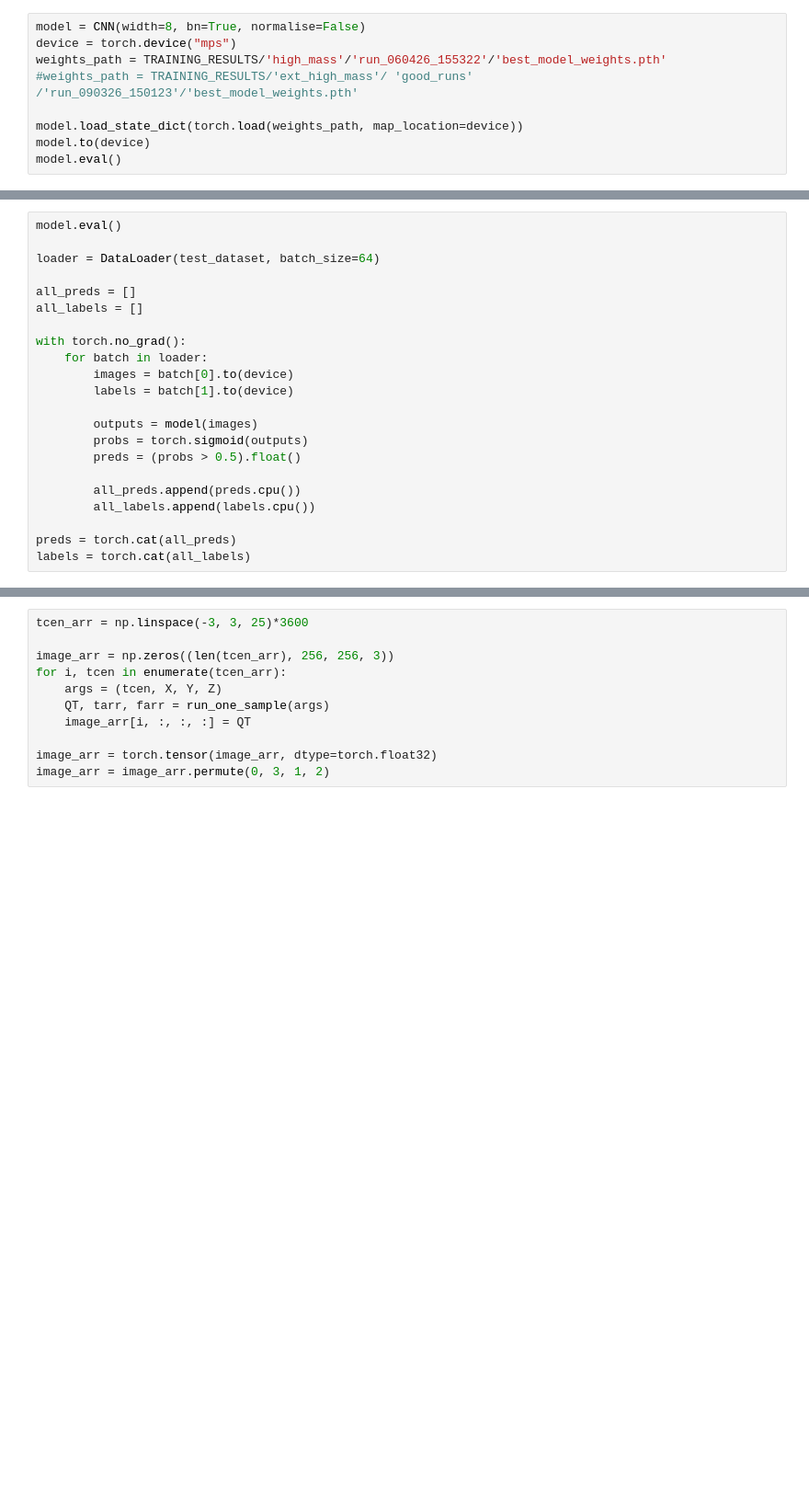
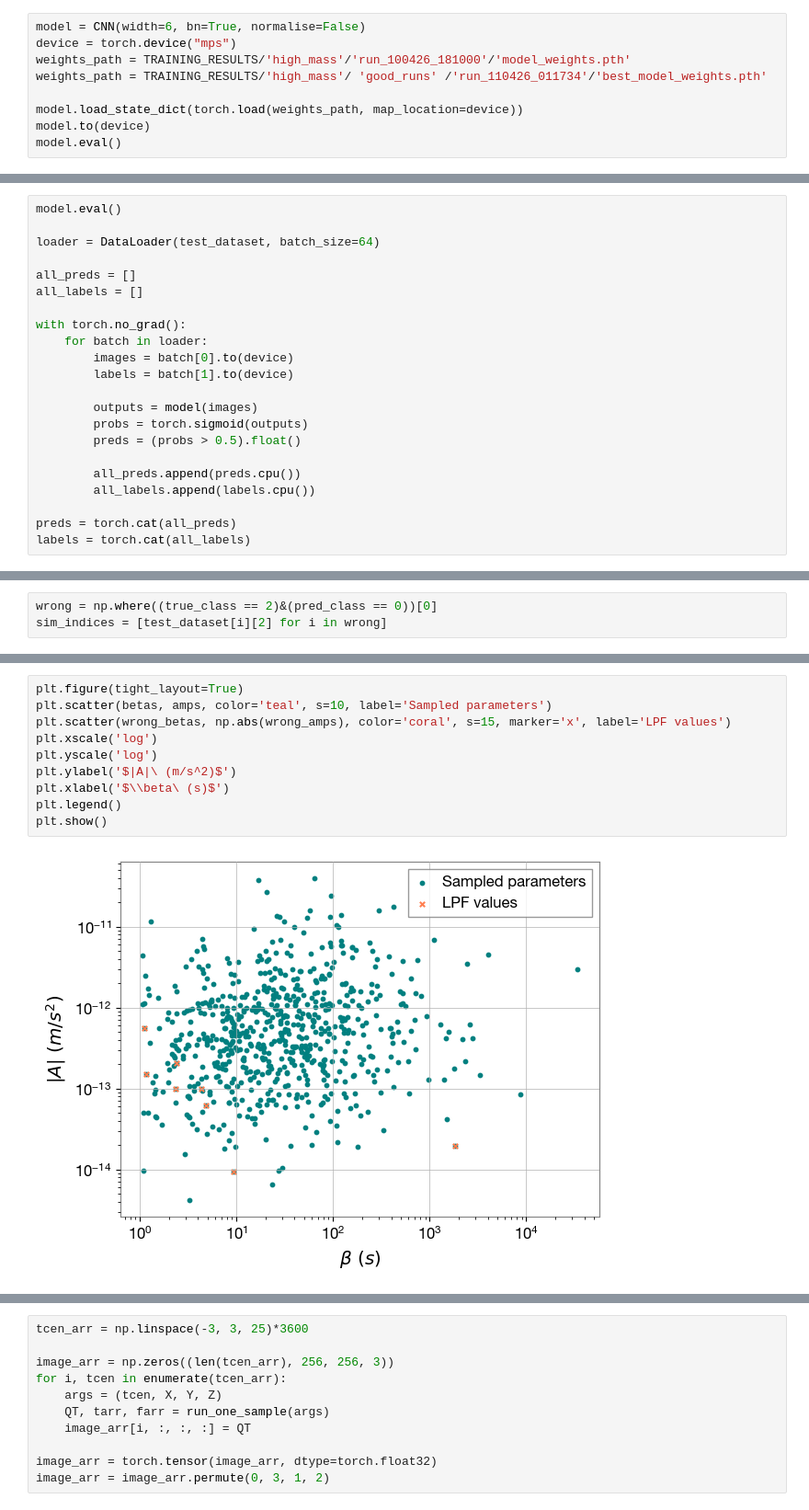
Before and after one commit to AryamannRao/LISAGlitchSignalClassifier, a Jupyter notebook: src/notebooks/model_hm_inference.ipynb, the cells around one changed output, grey strips where cells are left out. Shown at 92% size. Cells and saved outputs as stored; diff of their text form; blank space fills up the shorter version.

```diff
--- a/src/notebooks/model_hm_inference.ipynb
+++ b/src/notebooks/model_hm_inference.ipynb
@@ -24,10 +24,10 @@ from sklearn.metrics import confusion_matrix
 import warnings
 warnings.filterwarnings("ignore")
 # %%
-model = CNN(width=8, bn=True, normalise=False)
+model = CNN(width=6, bn=True, normalise=False)
 device = torch.device("mps")
-weights_path = TRAINING_RESULTS/'high_mass'/'run_060426_155322'/'best_model_weights.pth'
-#weights_path = TRAINING_RESULTS/'ext_high_mass'/ 'good_runs' /'run_090326_150123'/'best_model_weights.pth'
+weights_path = TRAINING_RESULTS/'high_mass'/'run_100426_181000'/'model_weights.pth'
+weights_path = TRAINING_RESULTS/'high_mass'/ 'good_runs' /'run_110426_011734'/'best_model_weights.pth'
 
 model.load_state_dict(torch.load(weights_path, map_location=device))
 model.to(device)
@@ -161,3 +204,6 @@ Time index: 1
+# %%
+wrong = np.where((true_class == 2)&(pred_class == 0))[0]
+sim_indices = [test_dataset[i][2] for i in wrong]
 # %%
 from helpers.qtransform import *
 from helpers.simulation import *
@@ -190,0 +271,12 @@ PyCBC.libutils: pkg-config call failed, setting NO_PKGCONFIG=1
+# %%
+plt.figure(tight_layout=True)
+plt.scatter(betas, amps, color='teal', s=10, label='Sampled parameters')
+plt.scatter(wrong_betas, np.abs(wrong_amps), color='coral', s=15, marker='x', label='LPF values')
+plt.xscale('log')
+plt.yscale('log')
+plt.ylabel('$|A|\ (m/s^2)$')
+plt.xlabel('$\\beta\ (s)$')
+plt.legend()
+plt.show()
+# %% [output]
+[figure, added]
```
Also changed, not shown: parts of 17 cells of this notebook, 16 other files.
